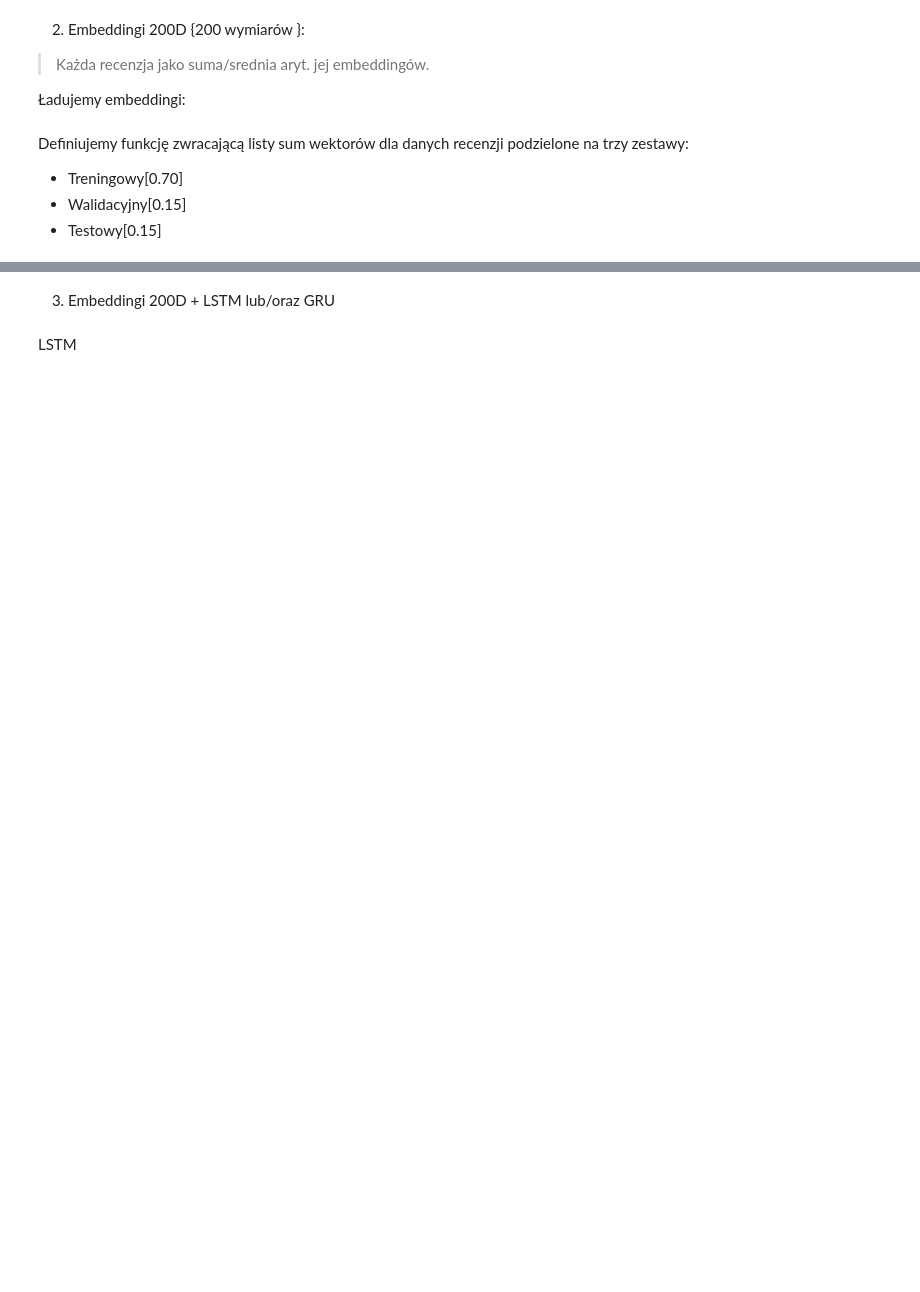
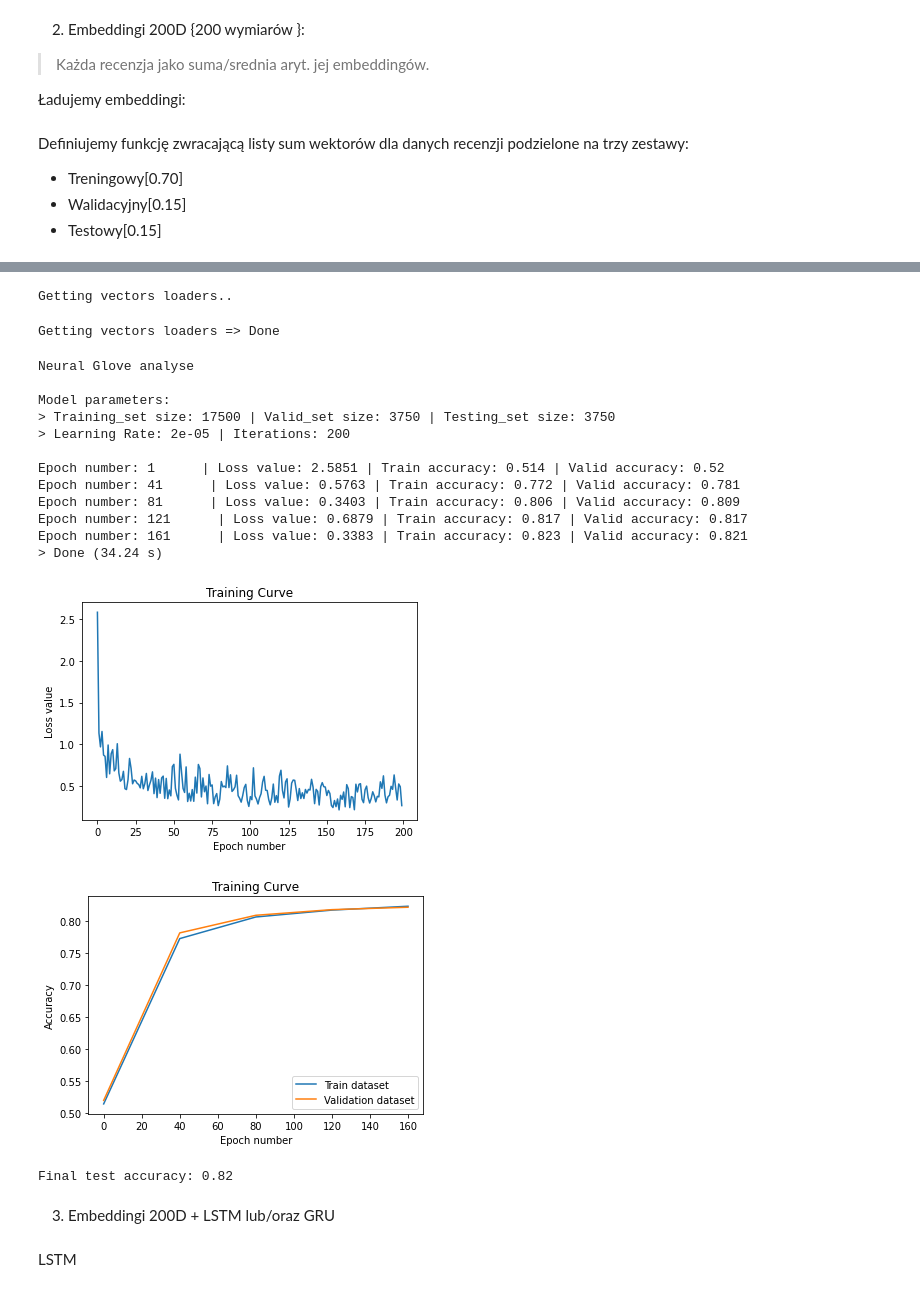
Before and after one commit to OliverAndreasHood/NLP_Final, a Jupyter notebook: NLP_Final.ipynb, the cells around one changed output, grey strips where cells are left out. Saved outputs shown, nothing was run; the diff lists cells and outputs as text; code cells hidden in the pictures; blank space fills up the shorter version.

```diff
--- a/NLP_Final.ipynb
+++ b/NLP_Final.ipynb
@@ -761,0 +661,27 @@ Final test accuracy: 0.7993333333333333
+# %%
+def get_vectors(glove_vector, revs, batch_size=200, shuffle=True):
+    sys.stdout.write('\rGetting vectors loaders..')
+    train, valid, test = [], [], [] #tworze trzy listy na dane train, valid i test
+    for i, line in enumerate(revs): #przechodze dane
+        rev = line[0]
+
+        rev_emb = sum(glove_vector[w] for w in rev)
+        label = torch.tensor(int(line[1] == 1)).long()
+
+        #dzielimy dane na trzy kategorie
+        if i % len(revs) < int(0.7*len(revs)):
+            train.append((rev_emb, label))
+        elif i == int(0.7*len(revs)):
+            valid.append((rev_emb, label))
+        elif i > int(0.7*len(revs)) and i < int(0.85*len(revs)):
+            valid.append((rev_emb, label))
+        else:
+            test.append((rev_emb, label))
+
+    #za kazdym razem będzie bral 200 rekordow (przy trenowaniu) i co epoke tasujemy (shuffle = True)
+    train_loader = torch.utils.data.DataLoader(train, batch_size, shuffle)
+    valid_loader = torch.utils.data.DataLoader(valid, batch_size, shuffle)
+    test_loader = torch.utils.data.DataLoader(test, batch_size, shuffle)
+
+    sys.stdout.write('\rGetting vectors loaders => Done\n ')
+    return train_loader, valid_loader, test_loader
@@ -762,3 +736,37 @@ Final test accuracy: 0.7993333333333333
+# %%
+train_l, valid_l, test_l = get_vectors(glove, a, batch_size=312, shuffle=True)
+# %% [output]
+Getting vectors loaders..
+Getting vectors loaders => Done
+# %%
+#definiujemy strukturę modelu
+siec = nn.Sequential(nn.Linear(200, 20),
+                        nn.ReLU(),
+                        nn.Linear(20, 2))
+
+#odpalam przejcie analizy opartej o embeddingi GloVe 200D
+train_network(siec, train_l, valid_l, test_l,
+              num_epochs=200, learning_rate=2e-5, pltout=True)
+
+# W zależności od ilości danych należałoby dostosować lr i epoch.
+# Wartość epoch=100 i lr=2e-4 ustalono dla 15 000 rekordów.
+# Wartość epoch=200 i lr=2e-5 ustalono dla 25 000 rekordów.
+# %% [output]
+Neural Glove analyse
+
+Model parameters:
+> Training_set size: 17500 | Valid_set size: 3750 | Testing_set size: 3750
+> Learning Rate: 2e-05 | Iterations: 200
+
+Epoch number: 1      | Loss value: 2.5851 | Train accuracy: 0.514 | Valid accuracy: 0.52
+Epoch number: 41      | Loss value: 0.5763 | Train accuracy: 0.772 | Valid accuracy: 0.781
+Epoch number: 81      | Loss value: 0.3403 | Train accuracy: 0.806 | Valid accuracy: 0.809
+Epoch number: 121      | Loss value: 0.6879 | Train accuracy: 0.817 | Valid accuracy: 0.817
+Epoch number: 161      | Loss value: 0.3383 | Train accuracy: 0.823 | Valid accuracy: 0.821
+> Done (34.24 s)
+[figure, added]
+[figure, added]
+Final test accuracy: 0.82
 # %% [markdown]
 3. Embeddingi 200D + LSTM lub/oraz GRU
 # %% [markdown]
```
Also changed, not shown: parts of 38 cells of this notebook.
